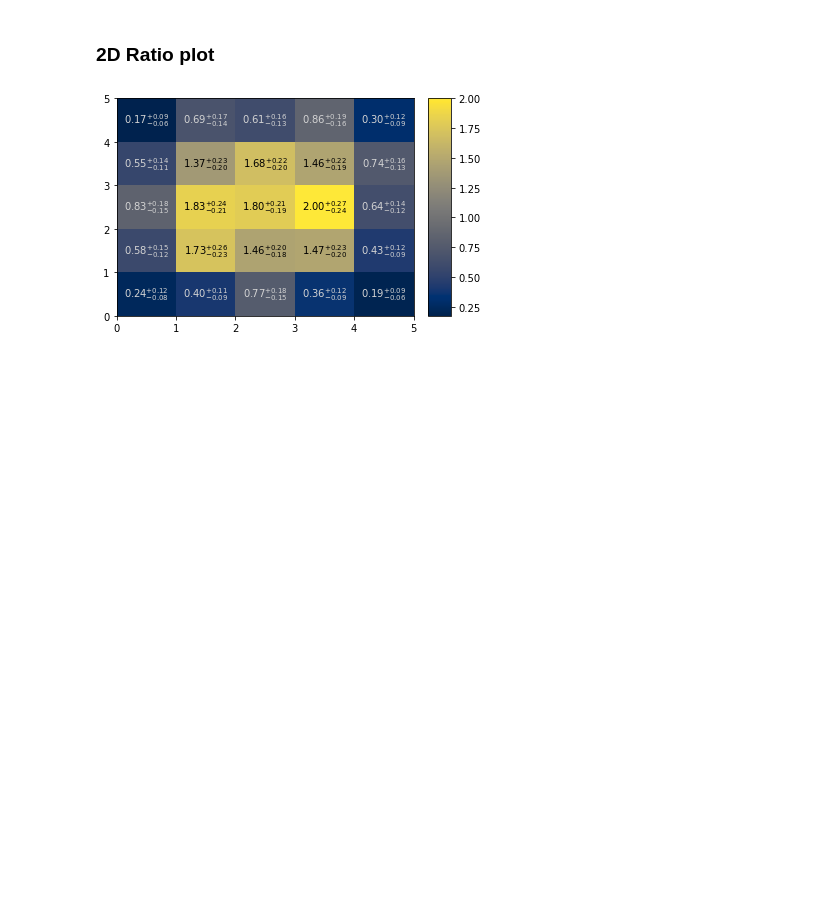
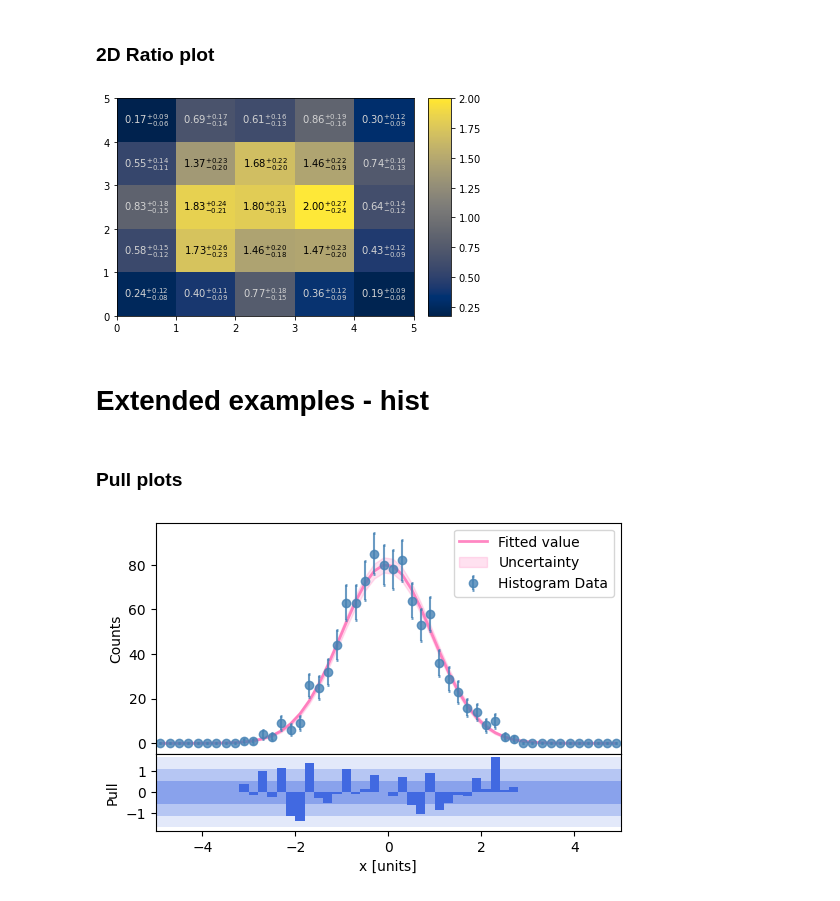
Before and after one commit to andrzejnovak/2021-11-03-agc2021-mplhep, a Jupyter notebook: agc_mplhep_hist_bonus.ipynb, the cells around one changed output. Cells and saved outputs as stored; diff of their text form; code cells hidden in the pictures; blank space fills up the shorter version.

```diff
--- a/agc_mplhep_hist_bonus.ipynb
+++ b/agc_mplhep_hist_bonus.ipynb
@@ -87,3 +87,45 @@ labels = np.vectorize(unctext)(ratio, err_up, err_down)
 hep.hist2dplot(ratio, labels=labels, cmap='cividis');
 # %% [output]
 [figure]
+# %% [markdown]
+# Extended examples - hist
+# %%
+hep.style.use()
+# %% [markdown]
+### Pull plots
+# %%
+def pdf(x, a=1 / np.sqrt(2 * np.pi), x0=0, sigma=1, offset=0):
+    return a * np.exp(-((x - x0) ** 2) / (2 * sigma ** 2)) + offset
+
+np.random.seed(0)
+
+hist_1 = hist.Hist(
+    hist.axis.Regular(
+        50, -5, 5, name="X", label="x [units]", underflow=False, overflow=False
+    )
+).fill(np.random.normal(size=1000))
+
+fig = plt.figure(figsize=(6, 4))
+main_ax_artists, sublot_ax_arists = hist_1.plot_pull(
+    "normal",
+    eb_ecolor="steelblue",
+    eb_mfc="steelblue",
+    eb_mec="steelblue",
+    eb_fmt="o",
+    eb_ms=6,
+    eb_capsize=1,
+    eb_capthick=2,
+    eb_alpha=0.8,
+    fp_c="hotpink",
+    fp_ls="-",
+    fp_lw=2,
+    fp_alpha=0.8,
+    bar_fc="royalblue",
+    pp_num=3,
+    pp_fc="royalblue",
+    pp_alpha=0.618,
+    pp_ec=None,
+    ub_alpha=0.2,
+)
+# %% [output]
+[figure, added]
```
Also changed, not shown: parts of 4 cells of this notebook, 2 other files.
